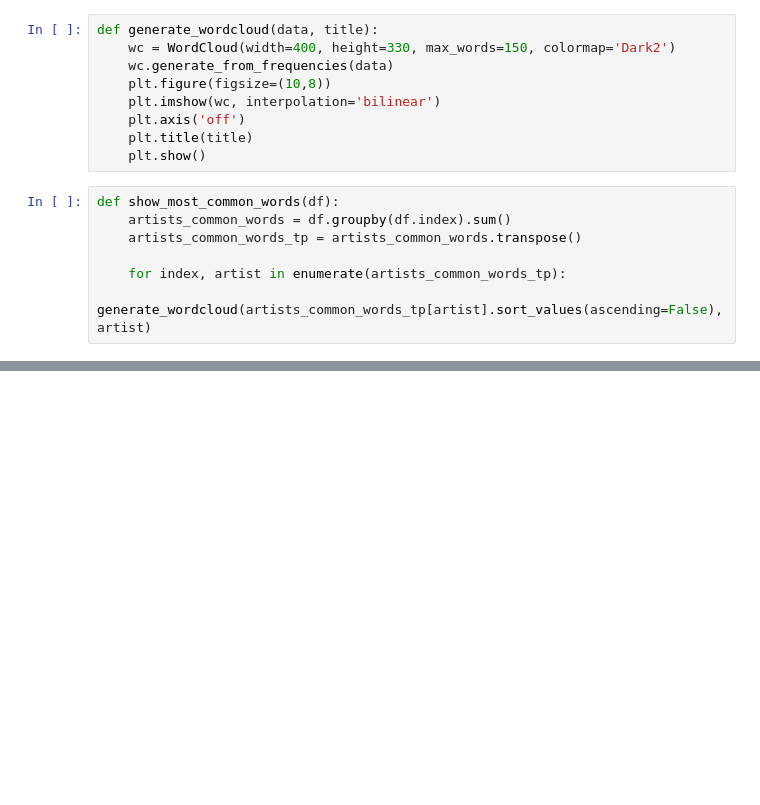
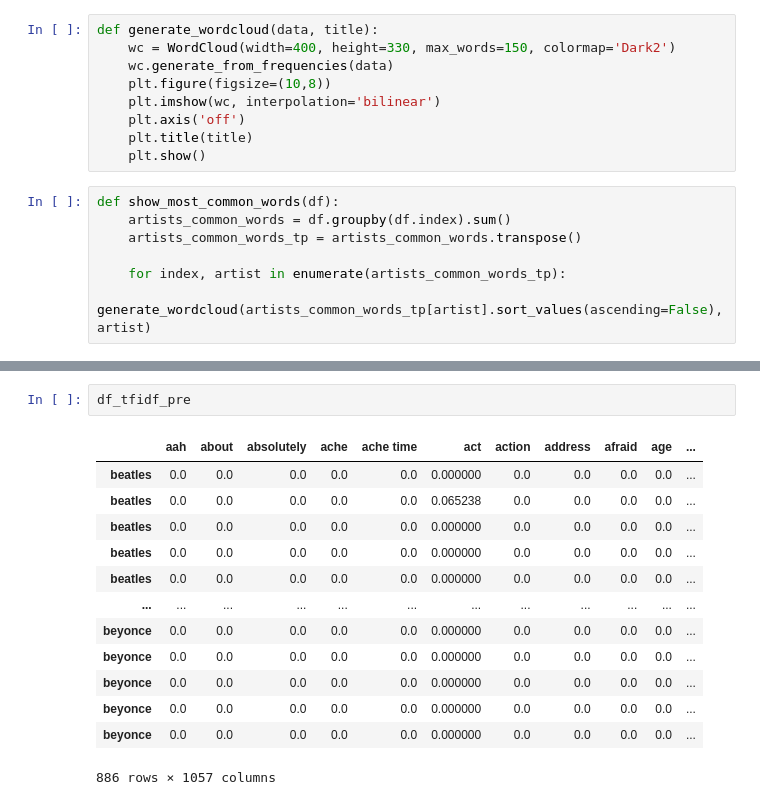
Before and after one commit to mfriebel/lyrics_classifier, a Jupyter notebook: EDA.ipynb, the cells around one changed output, grey strips where cells are left out. Cells and saved outputs as stored; diff of their text form; blank space fills up the shorter version.

```diff
--- a/EDA.ipynb
+++ b/EDA.ipynb
@@ -125,0 +154,16 @@ show_most_common_words(df_tfidf_pre)
+# %%
+df_tfidf_pre
+# %% [output]
+|  | aah | about | absolutely | ache | ache time | act | action | address | afraid | age | ... |
+| beatles | 0.0 | 0.0 | 0.0 | 0.0 | 0.0 | 0.000000 | 0.0 | 0.0 | 0.0 | 0.0 | ... |
+| beatles | 0.0 | 0.0 | 0.0 | 0.0 | 0.0 | 0.065238 | 0.0 | 0.0 | 0.0 | 0.0 | ... |
+| beatles | 0.0 | 0.0 | 0.0 | 0.0 | 0.0 | 0.000000 | 0.0 | 0.0 | 0.0 | 0.0 | ... |
+| beatles | 0.0 | 0.0 | 0.0 | 0.0 | 0.0 | 0.000000 | 0.0 | 0.0 | 0.0 | 0.0 | ... |
+| beatles | 0.0 | 0.0 | 0.0 | 0.0 | 0.0 | 0.000000 | 0.0 | 0.0 | 0.0 | 0.0 | ... |
+| ... | ... | ... | ... | ... | ... | ... | ... | ... | ... | ... | ... |
+| beyonce | 0.0 | 0.0 | 0.0 | 0.0 | 0.0 | 0.000000 | 0.0 | 0.0 | 0.0 | 0.0 | ... |
+| beyonce | 0.0 | 0.0 | 0.0 | 0.0 | 0.0 | 0.000000 | 0.0 | 0.0 | 0.0 | 0.0 | ... |
+| beyonce | 0.0 | 0.0 | 0.0 | 0.0 | 0.0 | 0.000000 | 0.0 | 0.0 | 0.0 | 0.0 | ... |
+| beyonce | 0.0 | 0.0 | 0.0 | 0.0 | 0.0 | 0.000000 | 0.0 | 0.0 | 0.0 | 0.0 | ... |
+| beyonce | 0.0 | 0.0 | 0.0 | 0.0 | 0.0 | 0.000000 | 0.0 | 0.0 | 0.0 | 0.0 | ... |
+886 rows × 1057 columns
```
Also changed, not shown: parts of 5 cells of this notebook.
